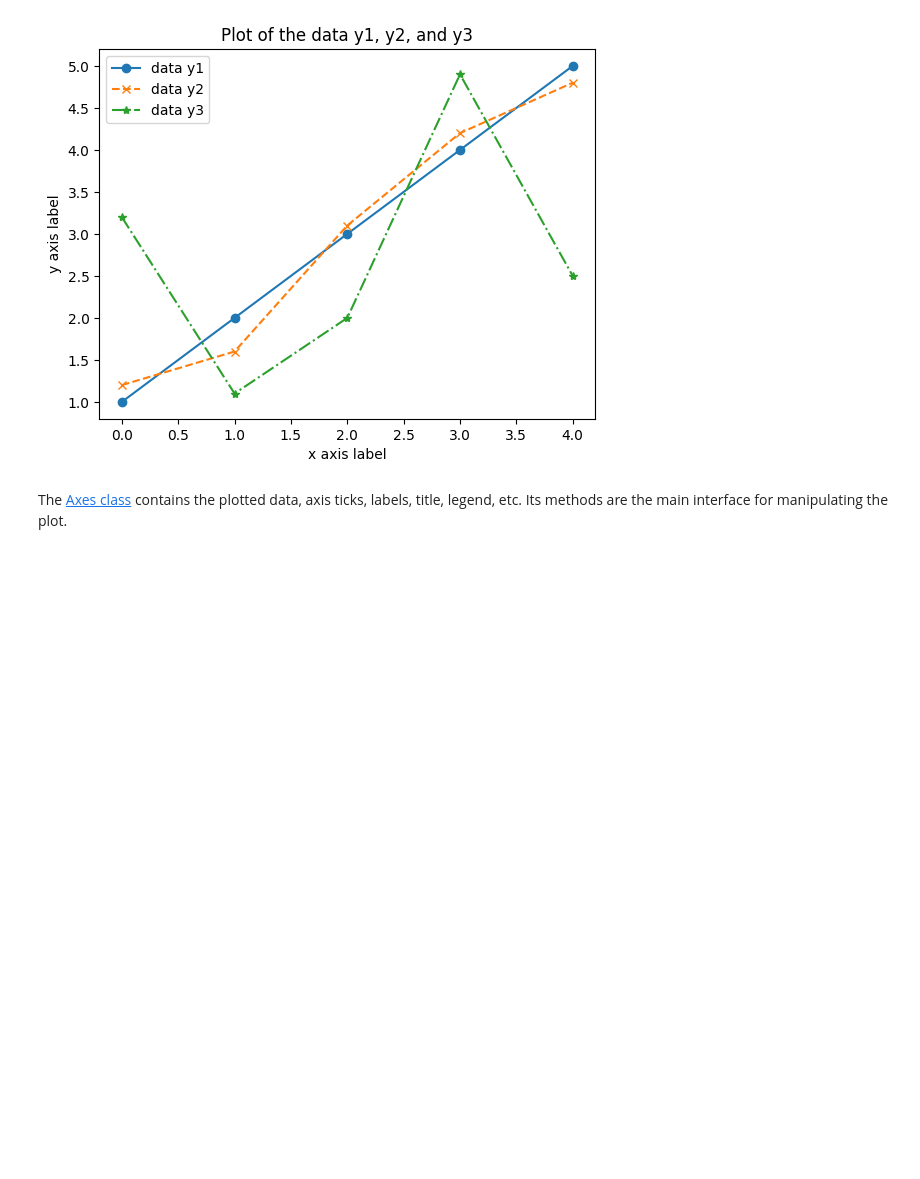
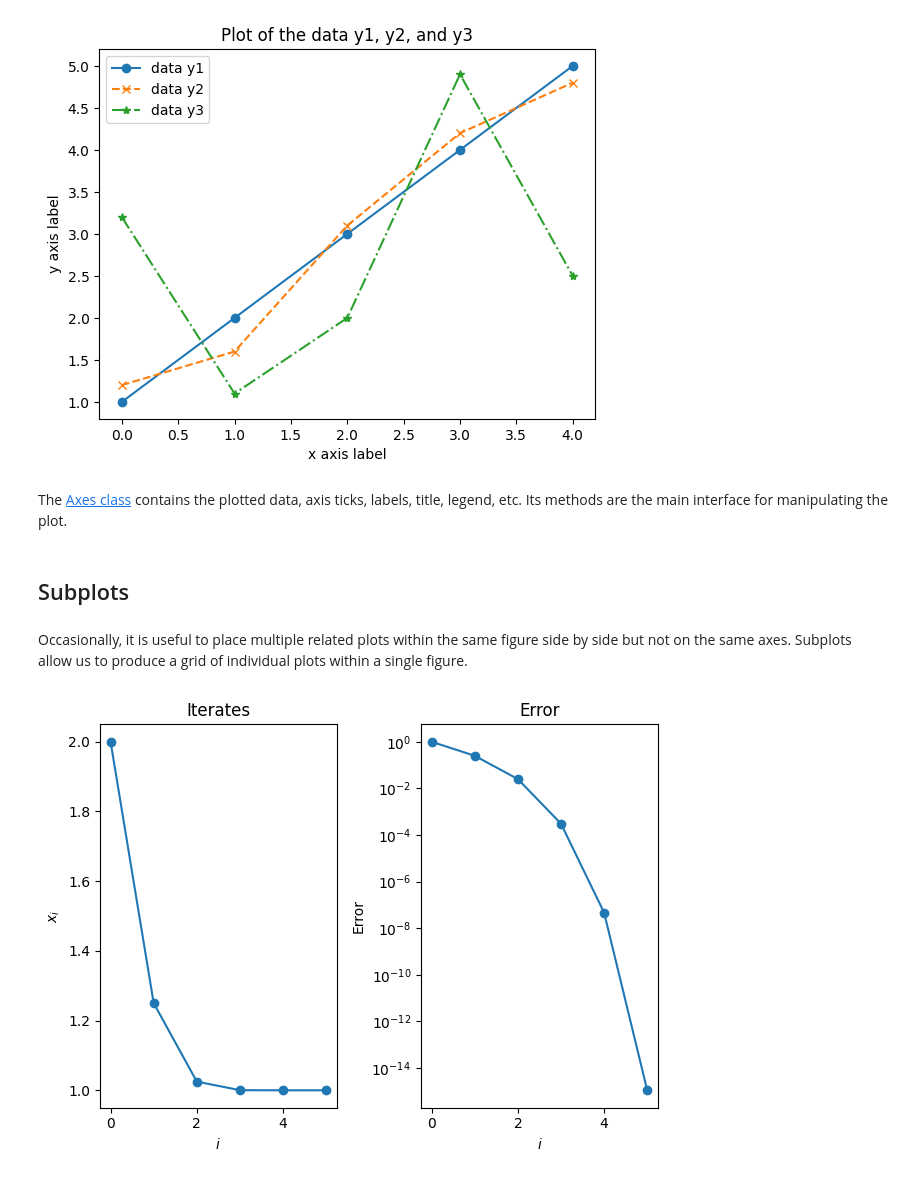
Before and after one commit to toshiro-en-miyamoto/math2, a Jupyter notebook: jupyter/samMorley/ch02_plotting.ipynb, the cells around one changed output. Cells and saved outputs as stored; diff of their text form; code cells hidden in the pictures; blank space fills up the shorter version.

Commit message:
jupyter samMorley ch 01 subplots finished

```diff
--- a/jupyter/samMorley/ch02_plotting.ipynb
+++ b/jupyter/samMorley/ch02_plotting.ipynb
@@ -208,3 +213,32 @@ ax.legend(handles=[line1, line2, line3]);
 [figure]
 # %% [markdown]
 The [Axes class](https://matplotlib.org/stable/api/axes_api.html) contains the plotted data, axis ticks, labels, title, legend, etc. Its methods are the main interface for manipulating the plot.
+# %% [markdown]
+## Subplots
+# %% [markdown]
+Occasionally, it is useful to place multiple related plots within the same figure side by side but not on the same axes. Subplots allow us to produce a grid of individual plots within a single figure.
+# %%
+def generate_newton_iters(x0, number):
+    iterates = [x0]
+    errors = [abs(x0 - 1.)]
+    for _ in range(number):
+        x0 = x0 - (x0*x0 - 1.)/(2*x0)
+        iterates.append(x0)
+        errors.append(abs(x0 - 1.))
+    return iterates, errors
+
+iterates, errors = generate_newton_iters(2., 5)
+
+fig, (ax1, ax2) = plt.subplots(1, 2, tight_layout=True)
+
+ax1.plot(iterates, "o-")
+ax1.set_title("Iterates")
+ax1.set_xlabel(r"$i$")
+ax1.set_ylabel(r"$x_i$")
+
+ax2.semilogy(errors, "o-")
+ax2.set_title("Error")
+ax2.set_xlabel(r"$i$")
+ax2.set_ylabel("Error");
+# %% [output]
+[figure, added]
```
Also changed, not shown: parts of 4 cells of this notebook.
